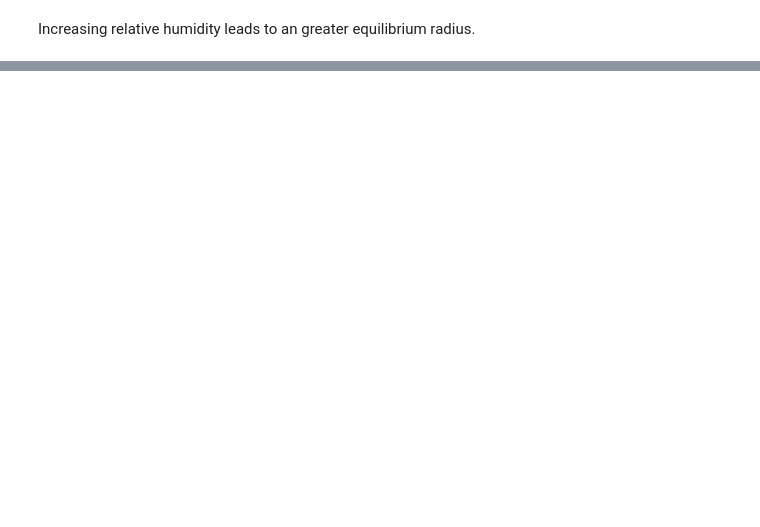
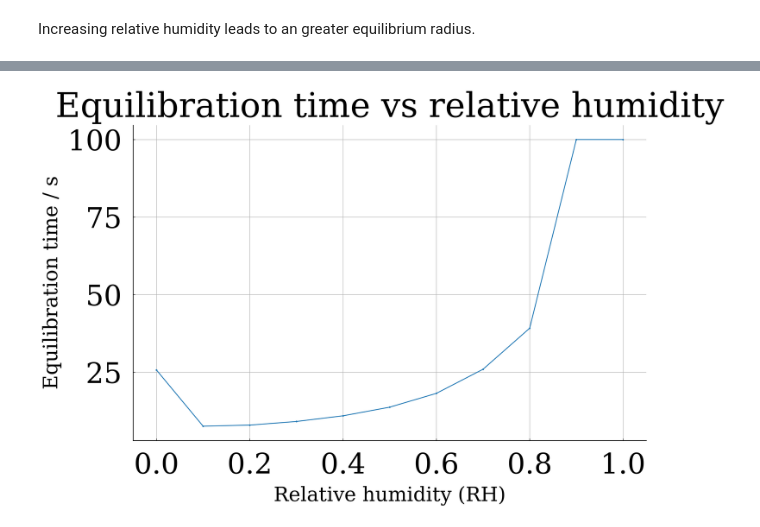
Before and after one commit to rosefernandesx/sadkat-acrg, a Jupyter notebook: practice_droplet.ipynb, the cells around one changed output, grey strips where cells are left out. Drawn from its saved outputs; the diff is of its cells as text; code cells hidden in the pictures; blank space fills up the shorter version.

```diff
--- a/practice_droplet.ipynb
+++ b/practice_droplet.ipynb
@@ -194,0 +244,39 @@ Increasing relative humidity leads to an greater equilibrium radius.
+# %%
+# Store results for each relative humidity
+RH_values = []
+equilibration_times = []
+
+# Loop over relative humidity values
+for ambient_RH in np.arange(0.0, 1.01, 0.1):
+
+    # Create the atmosphere
+    gas = Atmosphere(293, ambient_RH)
+
+    # Create the droplet
+    droplet = UniformDroplet.from_mfs(
+        solution, gas, gravity, initial_radius,
+        initial_mfs, initial_temperature,
+        initial_velocity, initial_position
+    )
+
+    # Run the simulation
+    trajectory = droplet.integrate(
+        100, terminate_on_equilibration=True
+    )
+    history = droplet.complete_trajectory(trajectory)
+
+    # Store RH and the final recorded simulation time
+    RH_values.append(ambient_RH)
+    equilibration_time = history["time"].iloc[-1]
+    equilibration_times.append(equilibration_time)
+
+# Plot equilibration time against RH
+plt.figure()
+plt.plot(RH_values, equilibration_times, "o-")
+plt.xlabel("Relative humidity (RH)")
+plt.ylabel("Equilibration time / s")
+plt.title("Equilibration time vs relative humidity")
+plt.grid(True)
+plt.show()
+# %% [output]
+[figure, added]
```
Also changed, not shown: parts of 3 cells of this notebook.
